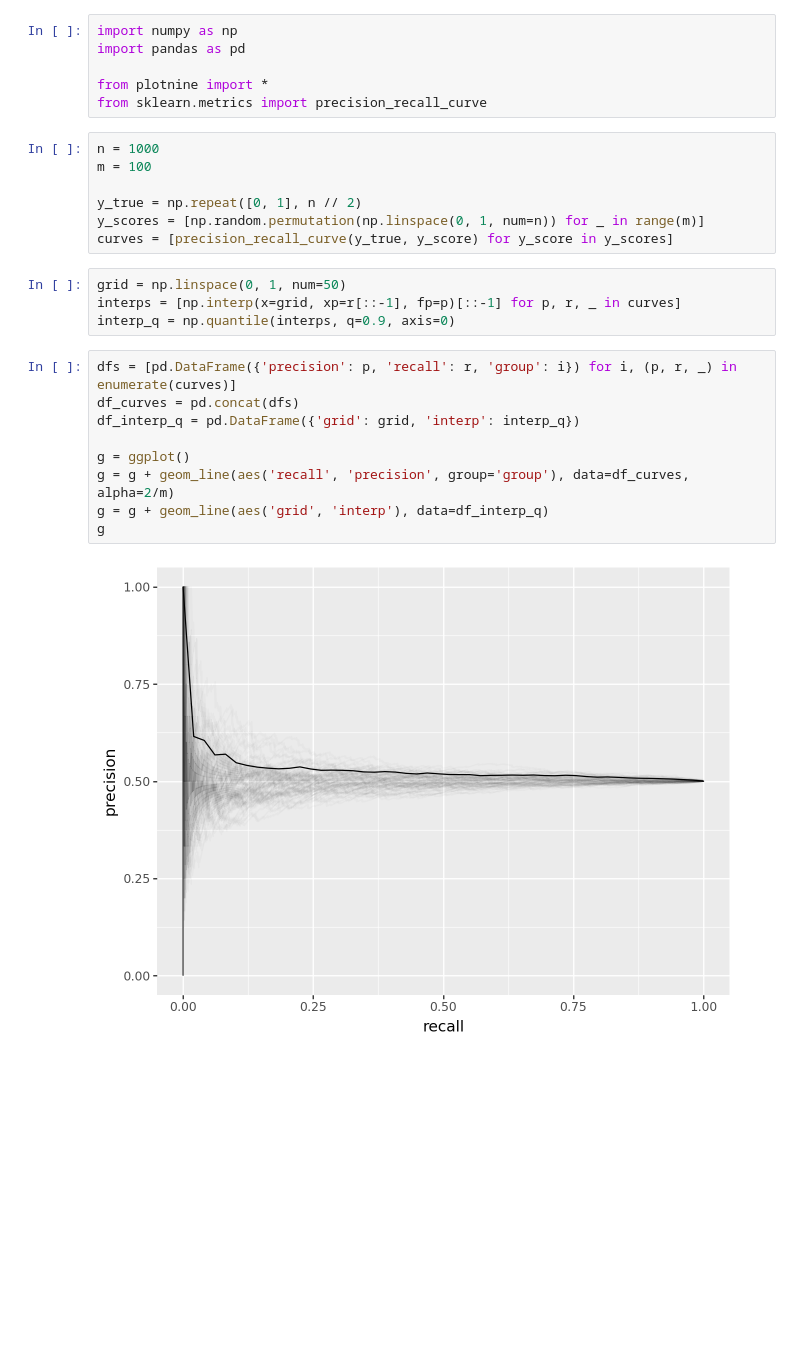
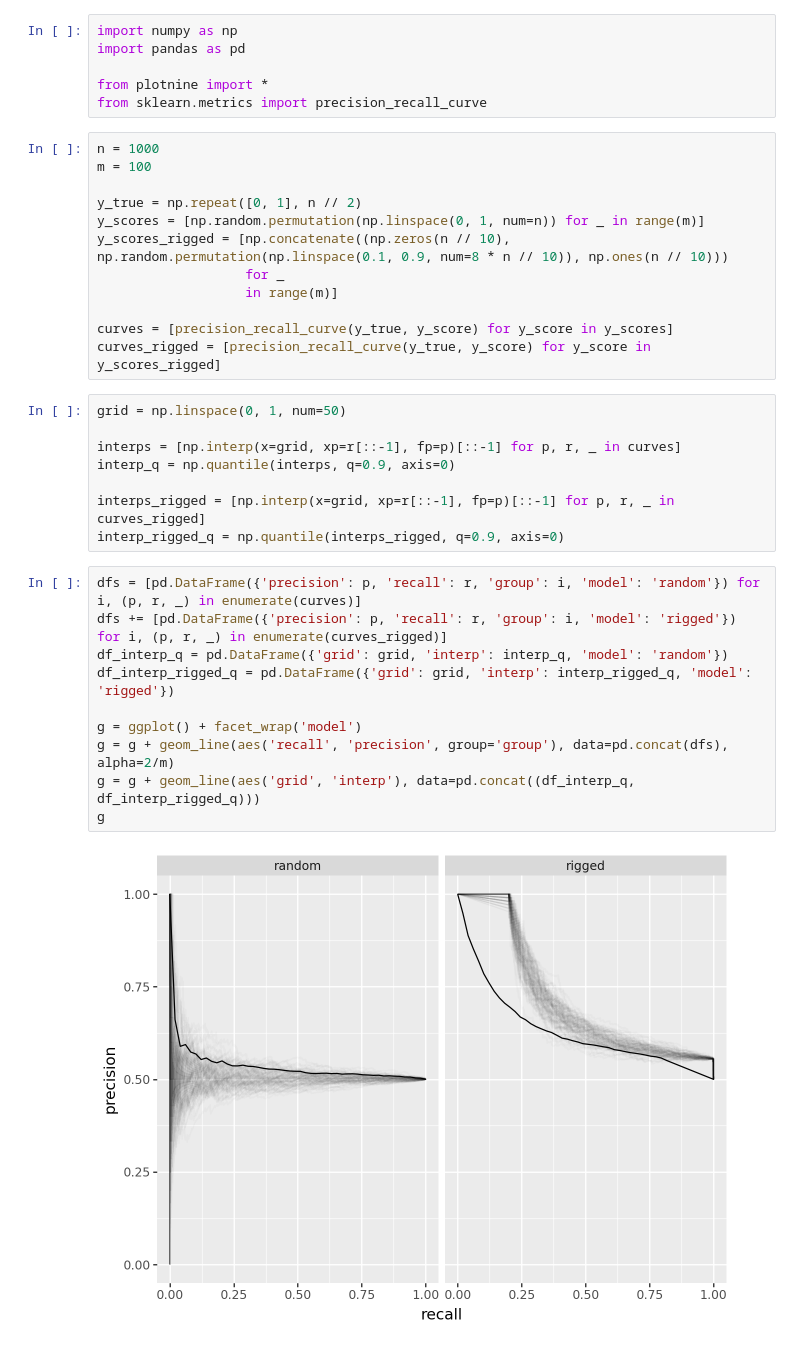
Before and after one commit to mart-mihkel/nullmodel-precision-recall, a Jupyter notebook: notebooks/simulation.ipynb, the cells around one changed output. Cells and saved outputs as stored; diff of their text form; blank space fills up the shorter version.

Commit message:
naive rigged, broken interpolation

```diff
--- a/notebooks/simulation.ipynb
+++ b/notebooks/simulation.ipynb
@@ -10,19 +10,29 @@ m = 100
 
 y_true = np.repeat([0, 1], n // 2)
 y_scores = [np.random.permutation(np.linspace(0, 1, num=n)) for _ in range(m)]
+y_scores_rigged = [np.concatenate((np.zeros(n // 10), np.random.permutation(np.linspace(0.1, 0.9, num=8 * n // 10)), np.ones(n // 10)))
+                   for _
+                   in range(m)]
+
 curves = [precision_recall_curve(y_true, y_score) for y_score in y_scores]
+curves_rigged = [precision_recall_curve(y_true, y_score) for y_score in y_scores_rigged]
 # %%
 grid = np.linspace(0, 1, num=50)
+
 interps = [np.interp(x=grid, xp=r[::-1], fp=p)[::-1] for p, r, _ in curves]
 interp_q = np.quantile(interps, q=0.9, axis=0)
+
+interps_rigged = [np.interp(x=grid, xp=r[::-1], fp=p)[::-1] for p, r, _ in curves_rigged]
+interp_rigged_q = np.quantile(interps_rigged, q=0.9, axis=0)
 # %%
-dfs = [pd.DataFrame({'precision': p, 'recall': r, 'group': i}) for i, (p, r, _) in enumerate(curves)]
-df_curves = pd.concat(dfs)
-df_interp_q = pd.DataFrame({'grid': grid, 'interp': interp_q})
+dfs = [pd.DataFrame({'precision': p, 'recall': r, 'group': i, 'model': 'random'}) for i, (p, r, _) in enumerate(curves)]
+dfs += [pd.DataFrame({'precision': p, 'recall': r, 'group': i, 'model': 'rigged'}) for i, (p, r, _) in enumerate(curves_rigged)]
+df_interp_q = pd.DataFrame({'grid': grid, 'interp': interp_q, 'model': 'random'})
+df_interp_rigged_q = pd.DataFrame({'grid': grid, 'interp': interp_rigged_q, 'model': 'rigged'})
 
-g = ggplot()
-g = g + geom_line(aes('recall', 'precision', group='group'), data=df_curves, alpha=2/m)
-g = g + geom_line(aes('grid', 'interp'), data=df_interp_q)
+g = ggplot() + facet_wrap('model')
+g = g + geom_line(aes('recall', 'precision', group='group'), data=pd.concat(dfs), alpha=2/m)
+g = g + geom_line(aes('grid', 'interp'), data=pd.concat((df_interp_q, df_interp_rigged_q)))
 g
 # %% [output]
-[figure, old version]
+[figure, new version]
```
